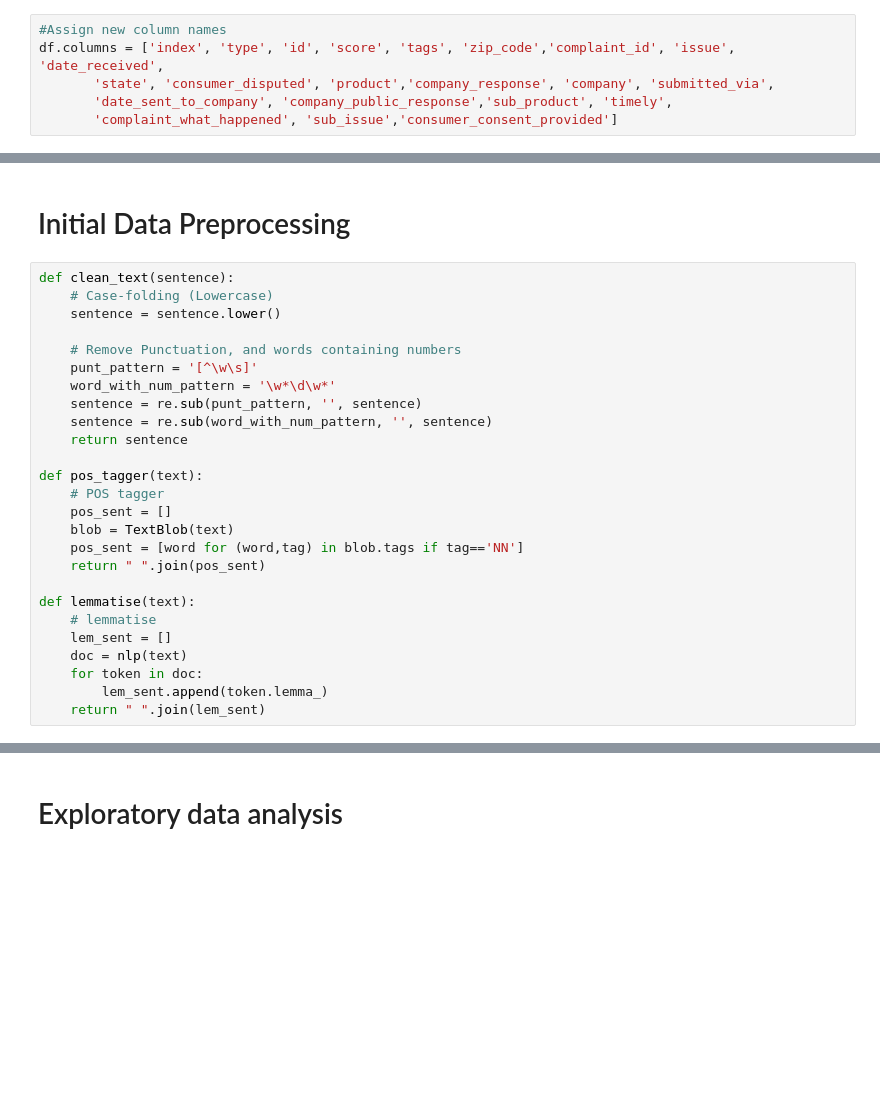
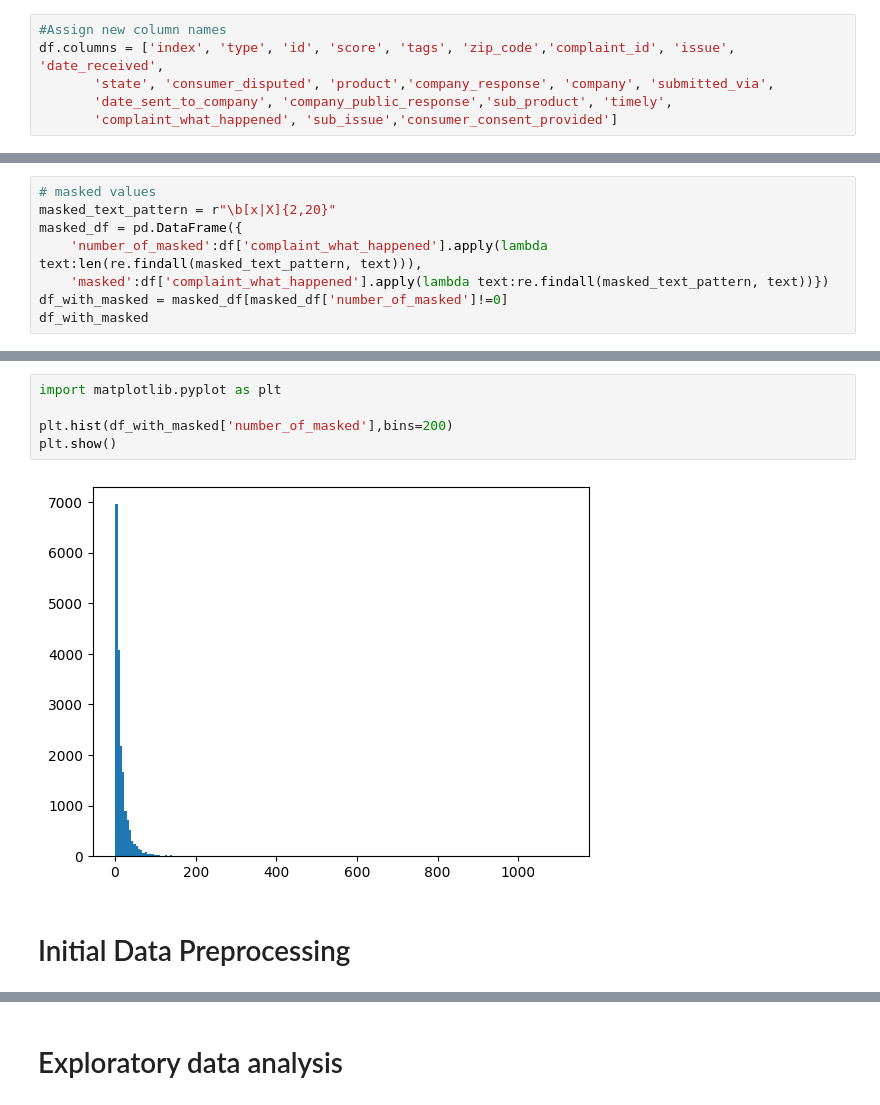
Before and after one commit to dxlee0807/classify_prioritise_complaint_ticket, a Jupyter notebook: financial_ticket_v2.ipynb, the cells around one changed output, grey strips where cells are left out. Cells and saved outputs as stored; diff of their text form; blank space fills up the shorter version.

```diff
--- a/financial_ticket_v2.ipynb
+++ b/financial_ticket_v2.ipynb
@@ -206,3 +240,11 @@ null_count_df
 | 19 | complaint_what_happened | 57241 | 0 |
 | 20 | sub_issue | 0 | 0 |
 | 21 | consumer_consent_provided | 0 | 0 |
+# %%
+# masked values
+masked_text_pattern = r"\b[x|X]{2,20}"
+masked_df = pd.DataFrame({
+    'number_of_masked':df['complaint_what_happened'].apply(lambda text:len(re.findall(masked_text_pattern, text))),
+    'masked':df['complaint_what_happened'].apply(lambda text:re.findall(masked_text_pattern, text))})
+df_with_masked = masked_df[masked_df['number_of_masked']!=0]
+df_with_masked
@@ -209,28 +281,9 @@ null_count_df
+# %%
+import matplotlib.pyplot as plt
+
+plt.hist(df_with_masked['number_of_masked'],bins=200)
+plt.show()
+# %% [output]
+[figure, added]
 # %% [markdown]
 # Initial Data Preprocessing
-# %%
-def clean_text(sentence):
-    # Case-folding (Lowercase)
-    sentence = sentence.lower()
-
-    # Remove Punctuation, and words containing numbers
-    punt_pattern = '[^\w\s]'
-    word_with_num_pattern = '\w*\d\w*'
-    sentence = re.sub(punt_pattern, '', sentence)
-    sentence = re.sub(word_with_num_pattern, '', sentence)
-    return sentence
-
-def pos_tagger(text):
-    # POS tagger
-    pos_sent = []
-    blob = TextBlob(text)
-    pos_sent = [word for (word,tag) in blob.tags if tag=='NN']
-    return " ".join(pos_sent)
-
-def lemmatise(text):
-    # lemmatise
-    lem_sent = []
-    doc = nlp(text)
-    for token in doc:
-        lem_sent.append(token.lemma_)
-    return " ".join(lem_sent)
```
Also changed, not shown: parts of 38 cells of this notebook, 1 other file.
